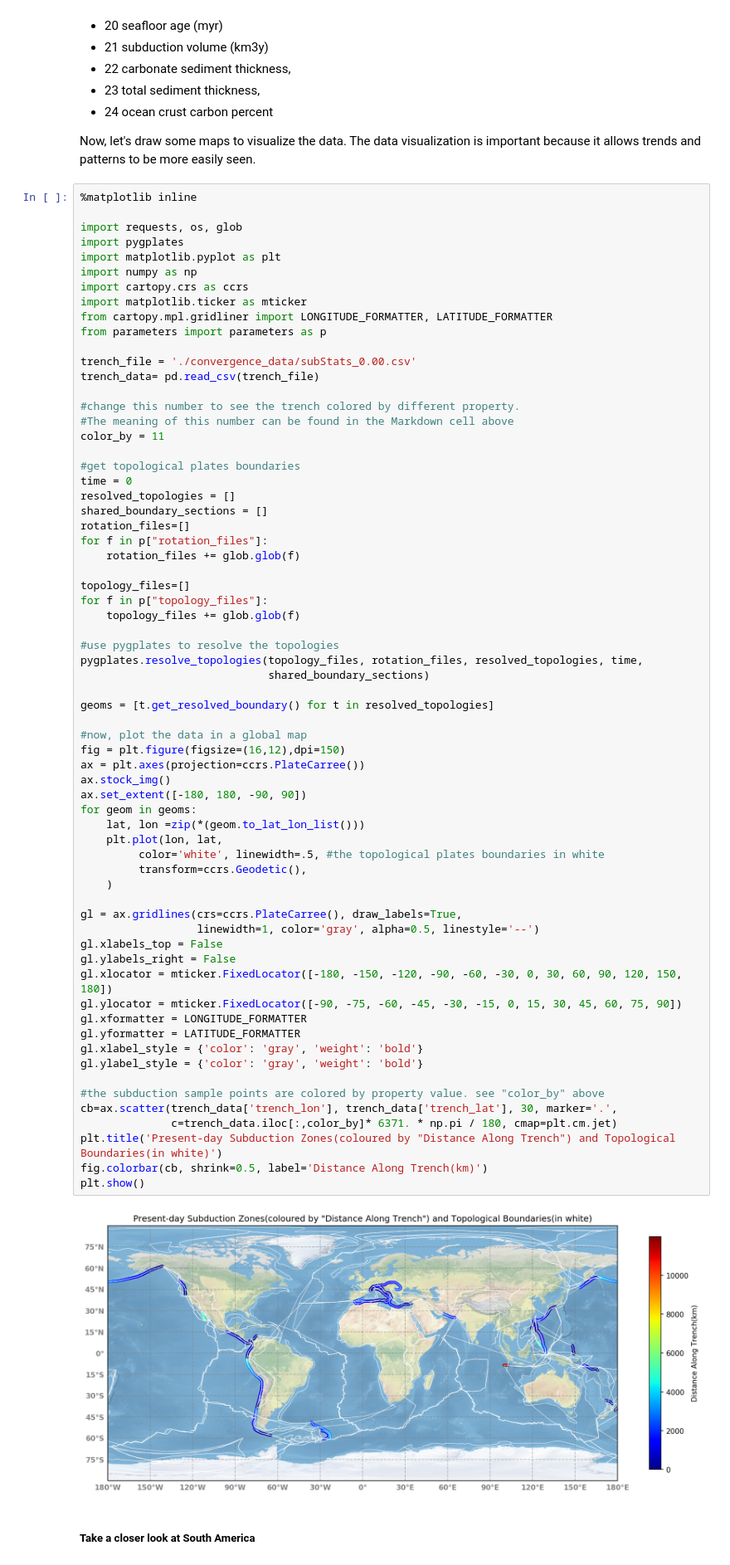
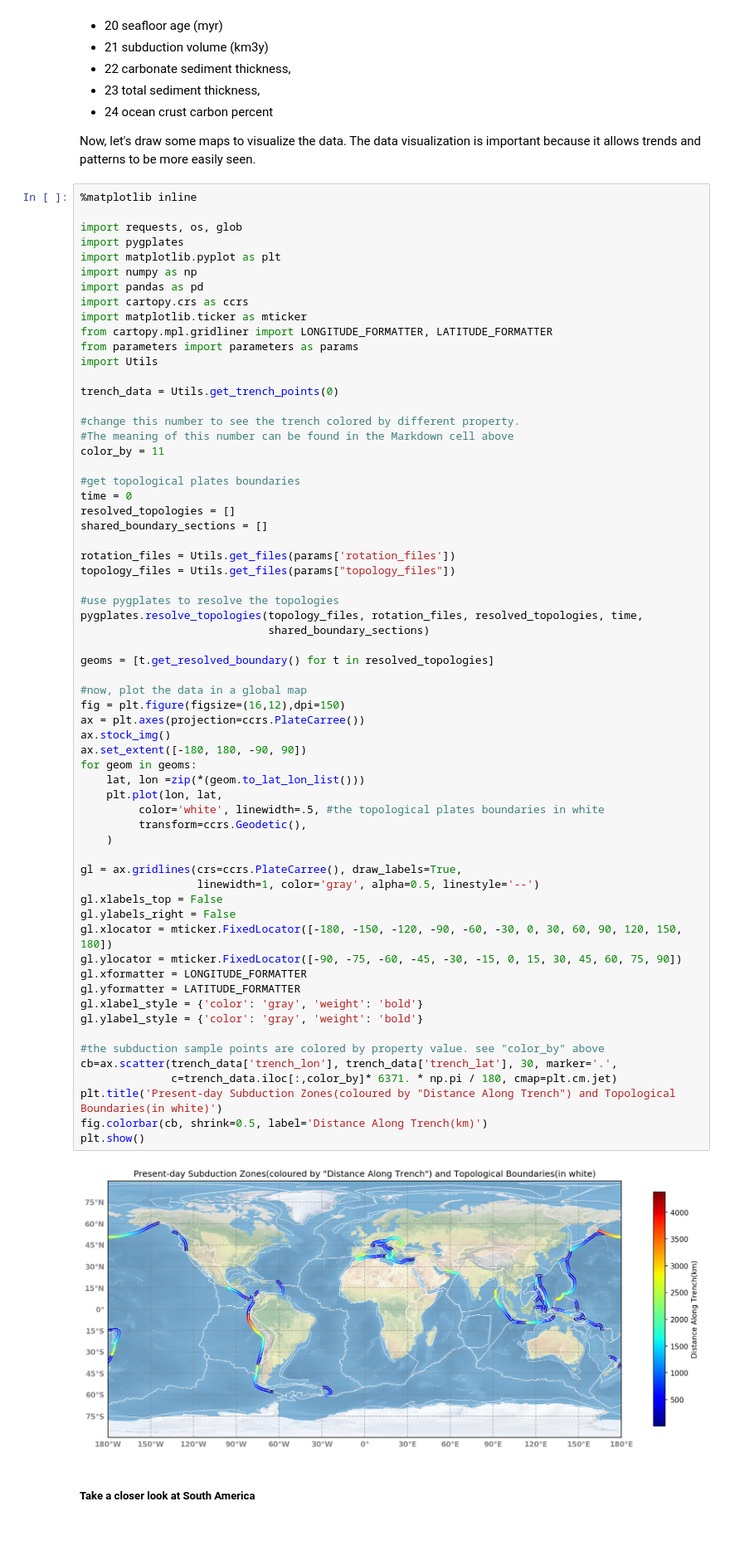
Before and after one commit to EarthByte/spatio-temporal-exploration, a Jupyter notebook: python/1_Generate_Subduction_Convergence_Kinematics_Statistics.ipynb, the cells around one changed output. Shown at 83% size. Drawn from its saved outputs; the diff is of its cells as text; blank space fills up the shorter version.

```diff
--- a/python/1_Generate_Subduction_Convergence_Kinematics_Statistics.ipynb
+++ b/python/1_Generate_Subduction_Convergence_Kinematics_Statistics.ipynb
@@ -125,13 +125,14 @@ import requests, os, glob
 import pygplates
 import matplotlib.pyplot as plt
 import numpy as np
+import pandas as pd
 import cartopy.crs as ccrs
 import matplotlib.ticker as mticker
 from cartopy.mpl.gridliner import LONGITUDE_FORMATTER, LATITUDE_FORMATTER
-from parameters import parameters as p
+from parameters import parameters as params
+import Utils
 
-trench_file = './convergence_data/subStats_0.00.csv'
-trench_data= pd.read_csv(trench_file)
+trench_data = Utils.get_trench_points(0)
 
 #change this number to see the trench colored by different property.
 #The meaning of this number can be found in the Markdown cell above
@@ -141,13 +142,9 @@ color_by = 11
 time = 0
 resolved_topologies = []
 shared_boundary_sections = []
-rotation_files=[]
-for f in p["rotation_files"]:
-    rotation_files += glob.glob(f)
 
-topology_files=[]
-for f in p["topology_files"]:
-    topology_files += glob.glob(f)
+rotation_files = Utils.get_files(params['rotation_files'])
+topology_files = Utils.get_files(params["topology_files"])
 
 #use pygplates to resolve the topologies
 pygplates.resolve_topologies(topology_files, rotation_files, resolved_topologies, time,
@@ -158,34 +155,34 @@ geoms = [t.get_resolved_boundary() for t in resolved_topologies]
 #now, plot the data in a global map
 fig = plt.figure(figsize=(16,12),dpi=150)
 ax = plt.axes(projection=ccrs.PlateCarree())
 ax.stock_img()
 ax.set_extent([-180, 180, -90, 90])
 for geom in geoms:
     lat, lon =zip(*(geom.to_lat_lon_list()))
     plt.plot(lon, lat,
          color='white', linewidth=.5, #the topological plates boundaries in white
          transform=ccrs.Geodetic(),
     )
 
 gl = ax.gridlines(crs=ccrs.PlateCarree(), draw_labels=True,
                   linewidth=1, color='gray', alpha=0.5, linestyle='--')
 gl.xlabels_top = False
 gl.ylabels_right = False
 gl.xlocator = mticker.FixedLocator([-180, -150, -120, -90, -60, -30, 0, 30, 60, 90, 120, 150, 180])
 gl.ylocator = mticker.FixedLocator([-90, -75, -60, -45, -30, -15, 0, 15, 30, 45, 60, 75, 90])
 gl.xformatter = LONGITUDE_FORMATTER
 gl.yformatter = LATITUDE_FORMATTER
 gl.xlabel_style = {'color': 'gray', 'weight': 'bold'}
 gl.ylabel_style = {'color': 'gray', 'weight': 'bold'}
 
 #the subduction sample points are colored by property value. see "color_by" above
 cb=ax.scatter(trench_data['trench_lon'], trench_data['trench_lat'], 30, marker='.',
               c=trench_data.iloc[:,color_by]* 6371. * np.pi / 180, cmap=plt.cm.jet)
 plt.title('Present-day Subduction Zones(coloured by "Distance Along Trench") and Topological Boundaries(in white)')
 fig.colorbar(cb, shrink=0.5, label='Distance Along Trench(km)')
 plt.show()
 # %% [output]
-[figure, old version]
+[figure, new version]
 # %% [markdown]
 ##### Take a closer look at South America
 # %%
```
Also changed, not shown: parts of 4 cells of this notebook, 2 other files.
